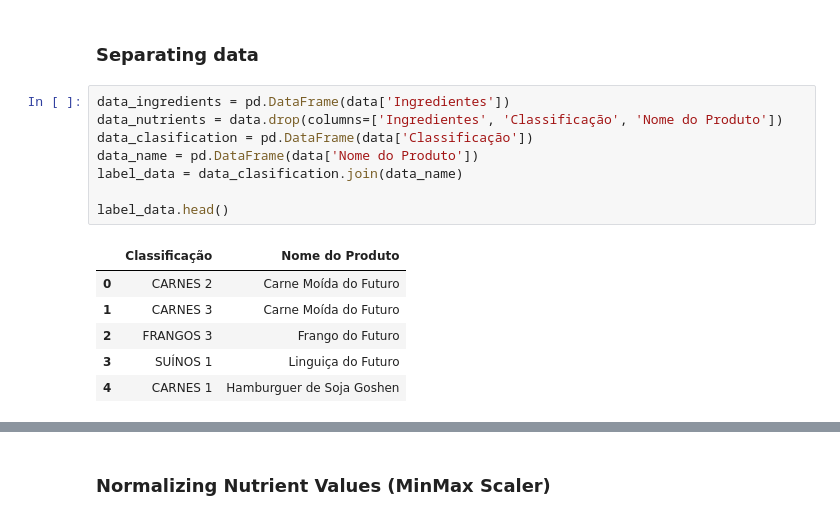
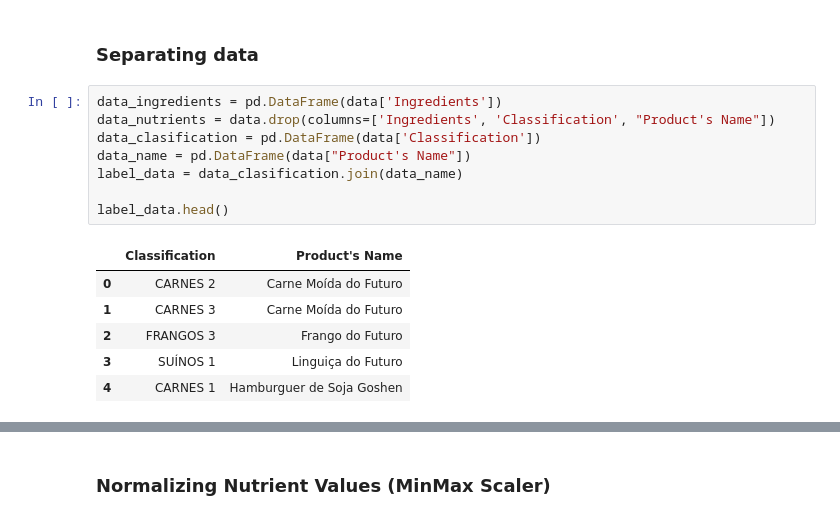
Before and after one commit to dudaholandah/Coursera-Natural-Language-Processing-Tensorflow, a Jupyter notebook: PIBIC.ipynb, the cells around one changed output, grey strips where cells are left out. Saved outputs shown, nothing was run; the diff lists cells and outputs as text.

```diff
--- a/PIBIC.ipynb
+++ b/PIBIC.ipynb
@@ -35,15 +40,15 @@ data.head()
 # %% [markdown]
 ### Separating data
 # %%
-data_ingredients = pd.DataFrame(data['Ingredientes'])
-data_nutrients = data.drop(columns=['Ingredientes', 'Classificação', 'Nome do Produto'])
-data_clasification = pd.DataFrame(data['Classificação'])
-data_name = pd.DataFrame(data['Nome do Produto'])
+data_ingredients = pd.DataFrame(data['Ingredients'])
+data_nutrients = data.drop(columns=['Ingredients', 'Classification', "Product's Name"])
+data_clasification = pd.DataFrame(data['Classification'])
+data_name = pd.DataFrame(data["Product's Name"])
 label_data = data_clasification.join(data_name)
 
 label_data.head()
 # %% [output]
-|  | Classificação | Nome do Produto |
+|  | Classification | Product's Name |
 | 0 | CARNES 2 | Carne Moída do Futuro |
 | 1 | CARNES 3 | Carne Moída do Futuro |
 | 2 | FRANGOS 3 | Frango do Futuro |
```
Also changed, not shown: parts of 74 cells of this notebook.
